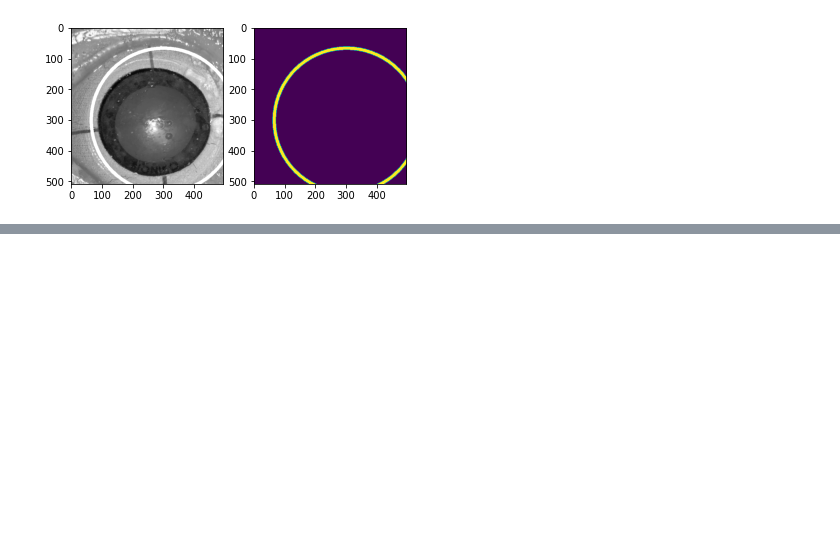
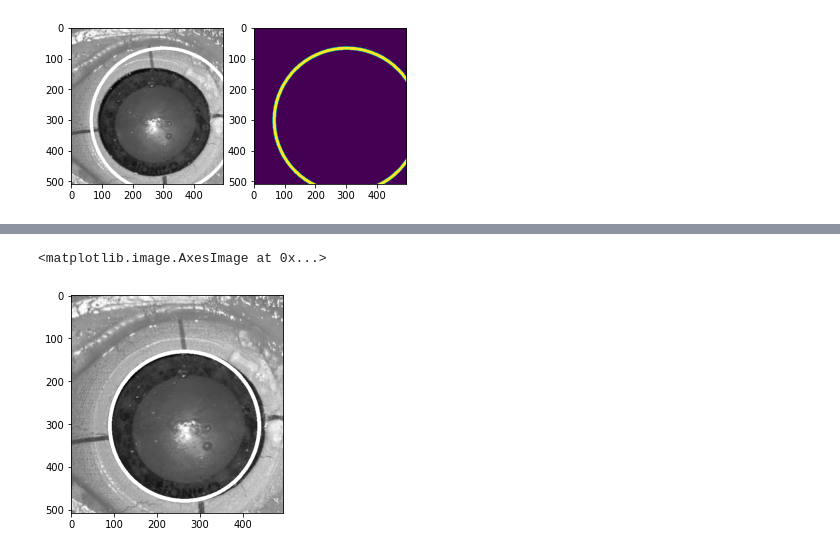
Before and after one commit to Custom-Surgical-GmbH/Cataract-Surgery-Training-Explorations, a Jupyter notebook: opencv_explorations/tighten_circle.ipynb, the cells around one changed output, grey strips where cells are left out. Drawn from its saved outputs; the diff is of its cells as text; code cells hidden in the pictures; blank space fills up the shorter version.

```diff
--- a/opencv_explorations/tighten_circle.ipynb
+++ b/opencv_explorations/tighten_circle.ipynb
@@ -53,0 +55,5 @@ detected  [269.44388 305.84506 171.49417]
+# %%
+plt.imshow(intermediates[-1], cmap='gray')
+# %% [output]
+<matplotlib.image.AxesImage at 0x...>
+[figure, added]
```
Also changed, not shown: parts of 3 cells of this notebook, 2 other files.
